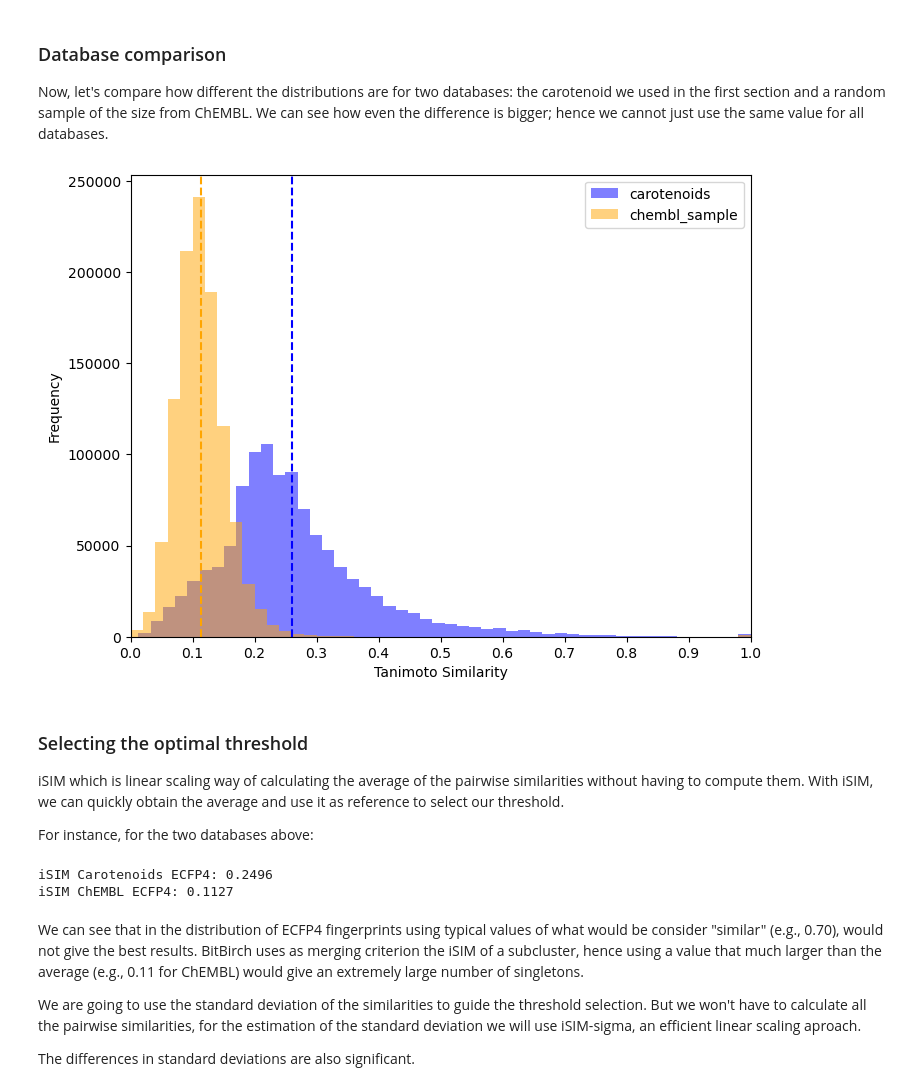
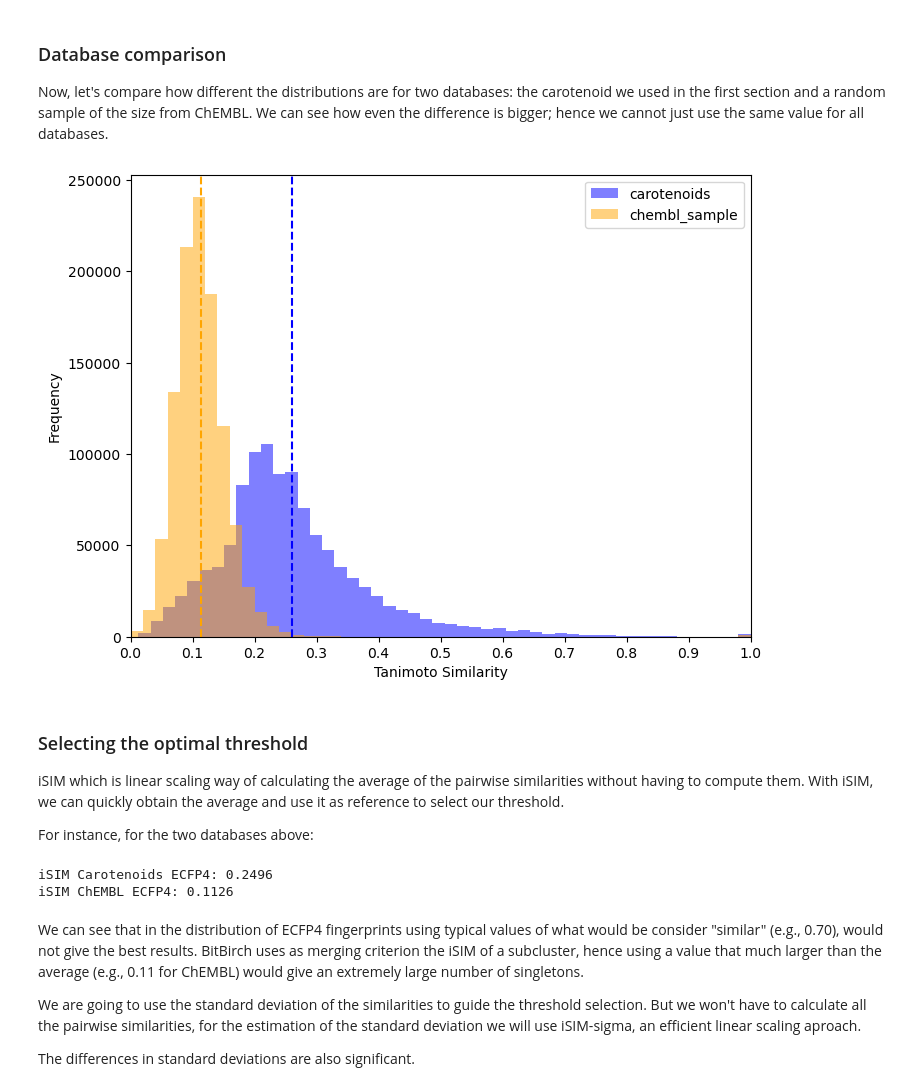
Before and after one commit to mqcomplab/bblean, a Jupyter notebook: examples/best_practices/bitbirch_parameter.ipynb, the cells around one changed output. Cells and saved outputs as stored; diff of their text form; code cells hidden in the pictures.

```diff
--- a/examples/best_practices/bitbirch_parameter.ipynb
+++ b/examples/best_practices/bitbirch_parameter.ipynb
@@ -48,5 +54,5 @@ Note that this step might take a while since we are doing pairwise comparisons d
 # %%
-smiles_carotenoids = bblean.load_smiles('carotenoids/carotenoids.smi')
+smiles_carotenoids = bblean.load_smiles('carotenoids.smi')
 fps = {}
 sims = {}
 for fp_type in ['ecfp4', 'rdkit', 'ap', 'topological']:
@@ -61,16 +67,16 @@ plot_distributions_by_fp(sims)
 
 Now, let's compare how different the distributions are for two databases: the carotenoid we used in the first section and a random sample of the size from ChEMBL. We can see how even the difference is bigger; hence we cannot just use the same value for all databases.
 # %%
-smiles_chembl = bblean.load_smiles('chembl/chembl.smi') #### Note: Decompress the file first
+smiles_chembl = bblean.load_smiles('chembl.smi') #### Note: Download above file first
 # Let's take a random sample of ChEMBL with the same size as the carotenoids dataset
 smiles_chembl_sample = np.random.choice(smiles_chembl, size=len(smiles_carotenoids), replace=False)
 chembl_sample_ecfp4 = bblean.fps_from_smiles(smiles_chembl_sample, 'ecfp4', n_features=2048)
 ecfp4_sims = {'carotenoids': sims['ecfp4'],
               'chembl_sample': iSIM.jt_sim_matrix_packed(chembl_sample_ecfp4)}
 
 plot_distributions_by_fp(ecfp4_sims)
 # %% [output]
-[figure, old version]
+[figure, new version]
 # %% [markdown]
 ### Selecting the optimal threshold
 
@@ -83,13 +89,13 @@ chembl_ecfp4 = bblean.fps_from_smiles(smiles_chembl, kind = 'ecfp4')
 # %%
 # Calculating iSIM for both databases
 iSIM_carotenoids = iSIM.jt_isim(fps['ecfp4'])
-iSIM_chembl = iSIM.jt_isim(chembl_sample_ecfp4)
+iSIM_chembl = iSIM.jt_isim(chembl_ecfp4)
 
 print(f"iSIM Carotenoids ECFP4: {iSIM_carotenoids:.4f}")
 print(f"iSIM ChEMBL ECFP4: {iSIM_chembl:.4f}")
 # %% [output]
 iSIM Carotenoids ECFP4: 0.2496
-iSIM ChEMBL ECFP4: 0.1127
+iSIM ChEMBL ECFP4: 0.1126
 # %% [markdown]
 We can see that in the distribution of ECFP4 fingerprints using typical values of what would be consider "similar" (e.g., 0.70), would not give the best results. BitBirch uses as merging criterion the iSIM of a subcluster, hence using a value that much larger than the average (e.g., 0.11 for ChEMBL) would give an extremely large number of singletons.
 
```
Also changed, not shown: parts of 10 cells of this notebook, 4 other files.
